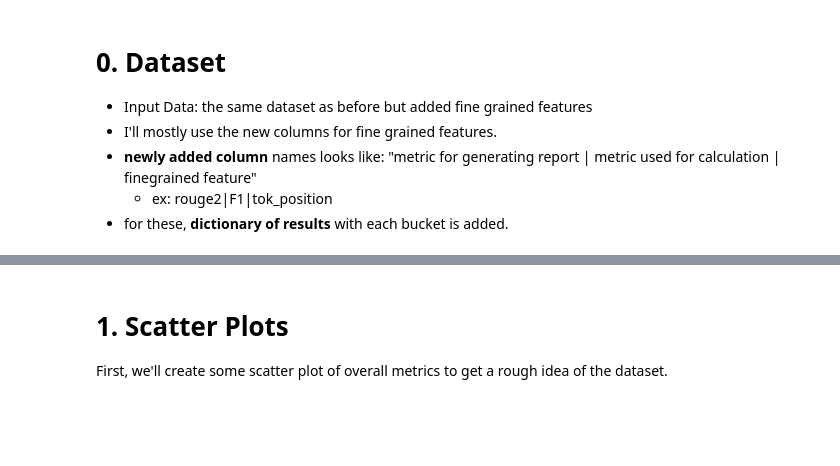
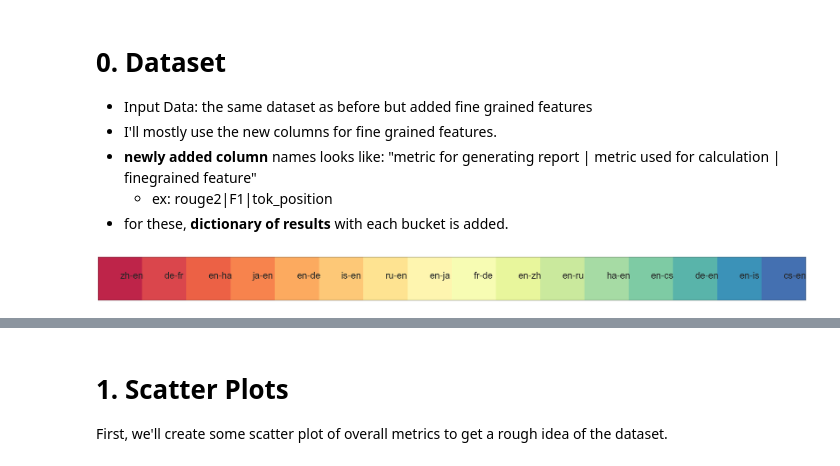
Before and after one commit to iglee/ExplainaBoard-experiments, a Jupyter notebook: notebooks/bucketed feature analysis.ipynb, the cells around one changed output, grey strips where cells are left out. Drawn from its saved outputs; the diff is of its cells as text; code cells hidden in the pictures; blank space fills up the shorter version.

Commit message:
some corrections and more plots

```diff
--- a/notebooks/bucketed feature analysis.ipynb
+++ b/notebooks/bucketed feature analysis.ipynb
@@ -35,3 +35,17 @@ df_wmt = pd.read_pickle("../sample_data/wmt21_processed_data_fine_grained.pkl")
 
 # drop columns with ref- label.
 df_wmt.drop(df_wmt[df_wmt["model"].apply(lambda x : "ref-" in x)].index, inplace=True)
+# %%
+df_sample=df_wmt[df_wmt["dataset"] == "newstest2021"][["bleu","mover_score","rouge2", "langpair"]]
+# %%
+langpairs = df_sample["langpair"].unique()
+colors = sns.color_palette("Spectral", n_colors=len(langpairs))
+color_map = dict(zip(langpairs, colors))
+# %%
+sns.palplot(color_map.values(), size=3)
+ax = plt.gca()
+
+for i, name in enumerate(color_map.keys()):
+    ax.text(i, 0, name, size=35)
+# %% [output]
+[figure, added]
```
Also changed, not shown: parts of 16 cells of this notebook.
